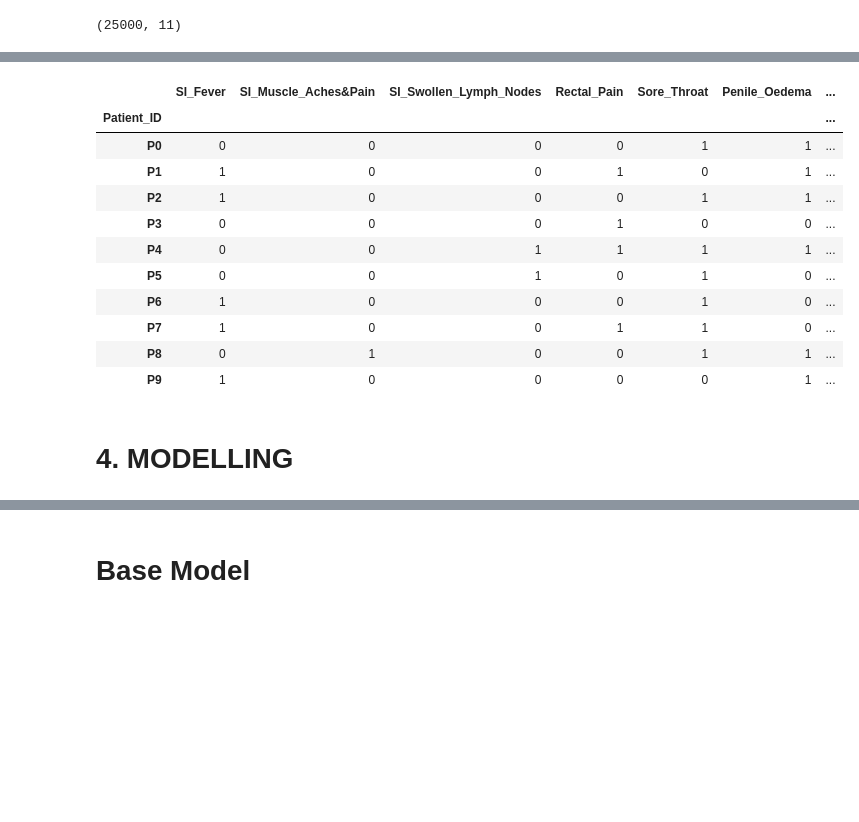
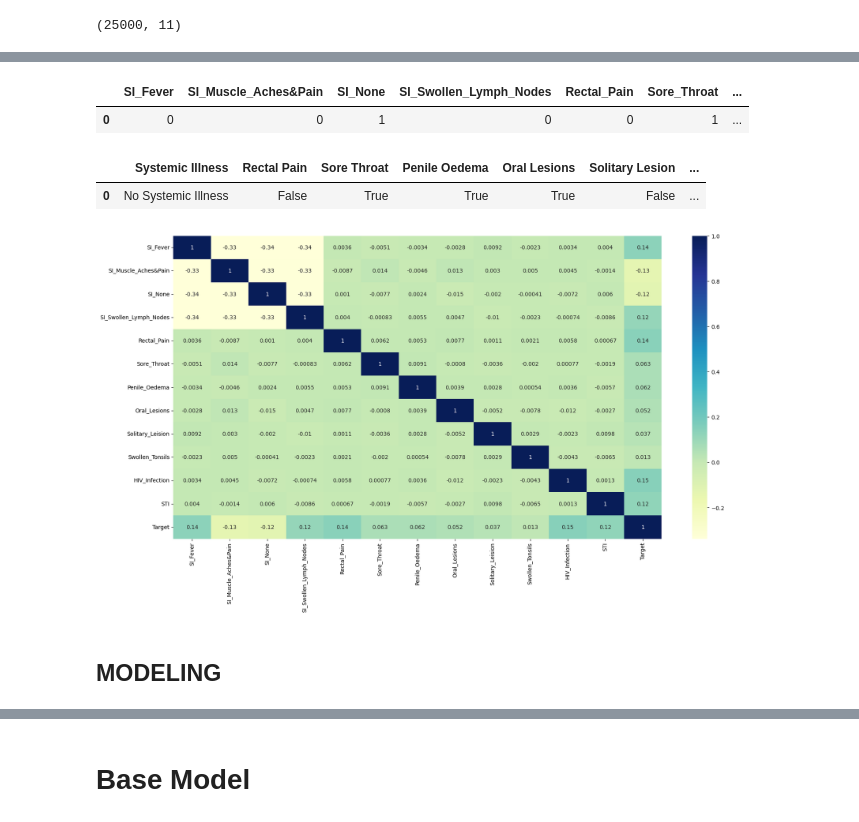
Before and after one commit to lemwaizz/Phase-3-Project, a Jupyter notebook: Monkey_Pox_.ipynb, the cells around one changed output, grey strips where cells are left out. Saved outputs shown, nothing was run; the diff lists cells and outputs as text; code cells hidden in the pictures; blank space fills up the shorter version.

```diff
--- a/Monkey_Pox_.ipynb
+++ b/Monkey_Pox_.ipynb
@@ -384,0 +165,7 @@ __Bivariate Analysis Summary__
+# %%
+# Making a list of all the bool columns to use in get_dummies later
+
+col = list(mp.columns)
+
+col.remove('Systemic Illness')
+col
@@ -409,0 +339,4 @@ col
+# %%
+# Reducing ambiguity in the systemic illness column we change none to No systemic Illness
+
+mp['Systemic Illness'].replace(to_replace= 'None',value= 'No Systemic Illness',inplace= True)
@@ -410,8 +360,8 @@ col
 # %%
 # type casting Systemic illness by using get dummies
-df = pd.get_dummies(data= mp, columns= ['Systemic_Illness'],drop_first= False)
+df = pd.get_dummies(data= mp, columns= ['Systemic Illness'],drop_first= False)
 # dropping every other column to isolate the systemic illness ...will concat later.
-df_Systemic = df.drop(columns= col[1:],axis = 1)
+df_Systemic = df.drop(columns= col,axis = 1)
 # df_Systemic = df_Systemic.drop(columns= ['Systemic Illness_No Systemic Illness'],axis = 1)
 df_Systemic
 # %% [output]
@@ -429,8 +379,7 @@ df_Systemic
 | 24999 | 0 | 0 | 0 | 1 |
 25000 rows × 4 columns
 # %%
-# drop_first is set to true to reduce on multicoliniearity
-df_d = pd.get_dummies(data = mp, columns= col[1:], drop_first= True)
+df_d = pd.get_dummies(data = mp, columns= col, drop_first= True)
 df_d
 # %% [output]
 |  | Systemic Illness | Rectal Pain_True | Sore Throat_True | Penile Oedema_True | Oral Lesions_True | ... |
@@ -497,31 +444,34 @@ list(df_clean.columns)
  'Sexually Transmitted Infection_True',
  'MonkeyPox_Positive']
 # %%
-mp.rename(columns={'Systemic Illness_Fever':'SI_Fever',
+df_clean.rename(columns={'Systemic Illness_Fever':'SI_Fever',
                         'Systemic Illness_Muscle Aches and Pain':'SI_Muscle_Aches&Pain',
                         'Systemic Illness_Swollen Lymph Nodes':'SI_Swollen_Lymph_Nodes',
+                        'Systemic Illness_No Systemic Illness': 'SI_None',
                         'Rectal Pain_True':'Rectal_Pain',
                         'Sore Throat_True':'Sore_Throat',
                         'Penile Oedema_True':'Penile_Oedema',
                         'Oral Lesions_True':'Oral_Lesions',
                         'Solitary Lesion_True':'Solitary_Leision',
                         'Swollen Tonsils_True':'Swollen_Tonsils',
                         'HIV Infection_True':'HIV_Infection',
                         'Sexually Transmitted Infection_True':'STI',
                         'MonkeyPox_Positive':'Target'},inplace=True)
+df_clean.head(1)
 # %% [output]
-|  | SI_Fever | SI_Muscle_Aches&Pain | SI_Swollen_Lymph_Nodes | Rectal_Pain | Sore_Throat | Penile_Oedema | ... |
-| Patient_ID |  |  |  |  |  |  | ... |
-| P0 | 0 | 0 | 0 | 0 | 1 | 1 | ... |
-| P1 | 1 | 0 | 0 | 1 | 0 | 1 | ... |
-| P2 | 1 | 0 | 0 | 0 | 1 | 1 | ... |
-| P3 | 0 | 0 | 0 | 1 | 0 | 0 | ... |
-| P4 | 0 | 0 | 1 | 1 | 1 | 1 | ... |
-| P5 | 0 | 0 | 1 | 0 | 1 | 0 | ... |
-| P6 | 1 | 0 | 0 | 0 | 1 | 0 | ... |
-| P7 | 1 | 0 | 0 | 1 | 1 | 0 | ... |
-| P8 | 0 | 1 | 0 | 0 | 1 | 1 | ... |
-| P9 | 1 | 0 | 0 | 0 | 0 | 1 | ... |
+|  | SI_Fever | SI_Muscle_Aches&Pain | SI_None | SI_Swollen_Lymph_Nodes | Rectal_Pain | Sore_Throat | ... |
+| 0 | 0 | 0 | 1 | 0 | 0 | 1 | ... |
+# %%
+mp.head(1)
+# %% [output]
+|  | Systemic Illness | Rectal Pain | Sore Throat | Penile Oedema | Oral Lesions | Solitary Lesion | ... |
+| 0 | No Systemic Illness | False | True | True | True | False | ... |
+# %%
+plt.figure(figsize = (20, 10))
+var = df_clean.corr()
+sns.heatmap(var, annot = True, cmap = "YlGnBu");
+# %% [output]
+[figure, added]
 # %%
 # splitting the data into X [predictors] and y [target]
 X = df_clean.drop(columns= ['Target'],axis = 1)
@@ -534,5 +484,5 @@ X_train, X_test, y_train, y_test = train_test_split(X,y,random_state=0,test_size
-# %% [markdown]
-# 4. MODELLING
+# %% [markdown]
+## MODELING
 # %%
 #checking class balance in the trainaing target variable
 print(y_train.value_counts())
```
Also changed, not shown: parts of 112 cells of this notebook, 1 other file.
